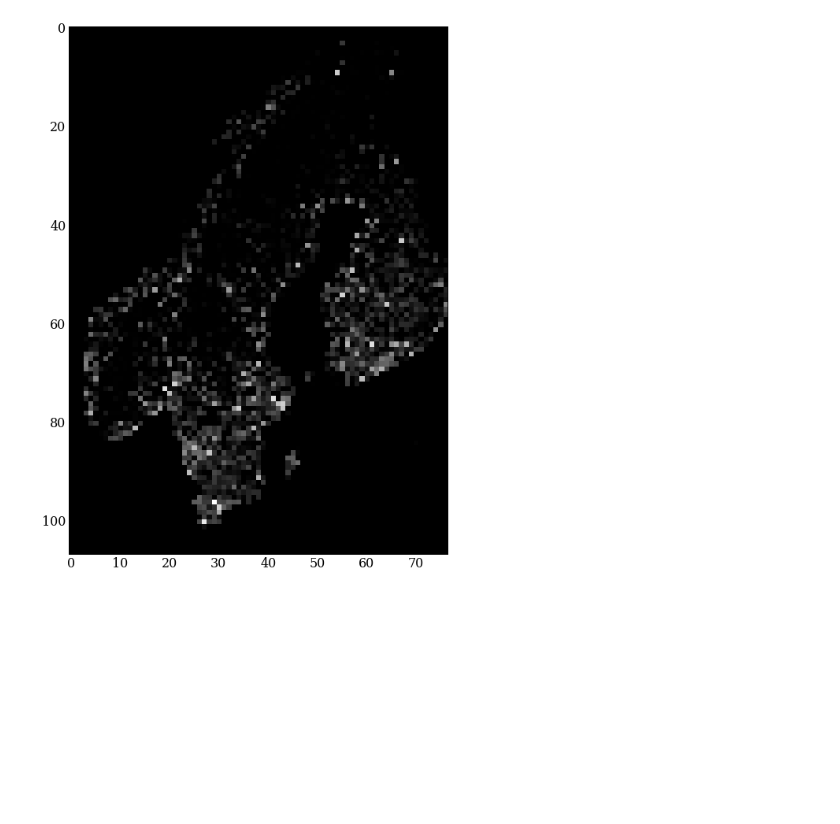
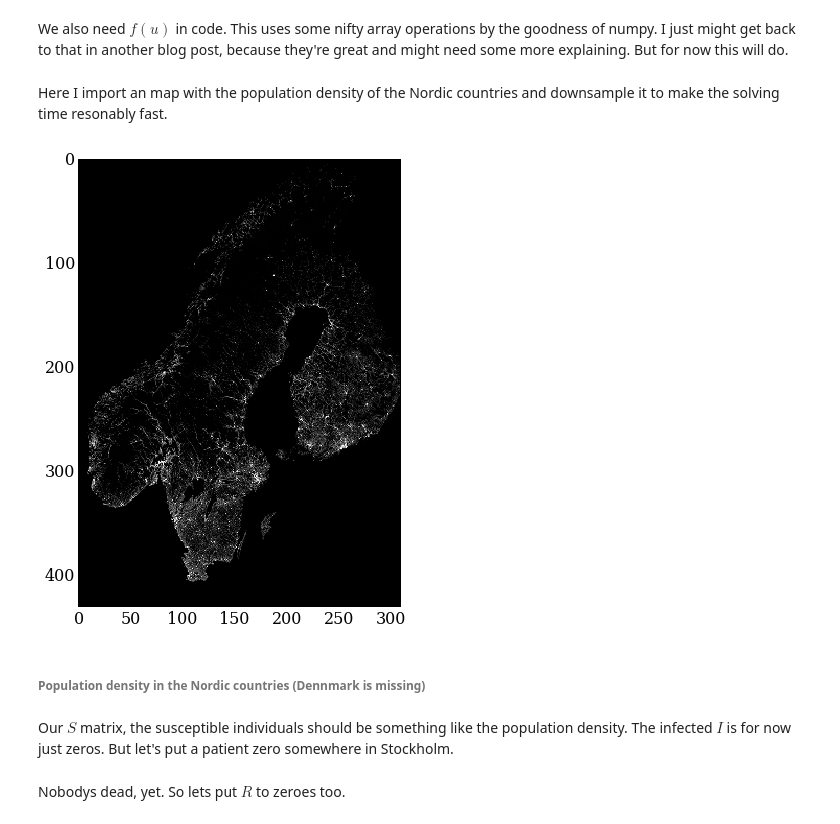
Before and after one commit to maxberggren/blog-notebooks, a Jupyter notebook: SweEbola.ipynb, the cells around one changed output. Saved outputs shown, nothing was run; the diff lists cells and outputs as text; code cells hidden in the pictures; blank space fills up the shorter version.

```diff
--- a/SweEbola.ipynb
+++ b/SweEbola.ipynb
@@ -1,6 +48,5 @@
 # %%
 import numpy as np
-import random
 import math
 import matplotlib.pyplot as plt
 %matplotlib inline
@@ -8,6 +54,5 @@ from matplotlib import rcParams
 import matplotlib.image as mpimg
 rcParams['font.family'] = 'serif'
 rcParams['font.size'] = 16
-rcParams['figure.figsize'] = 16, 12
-random.seed(0)
+rcParams['figure.figsize'] = 12, 8
 from PIL import Image
@@ -64,3 +82,5 @@ def f(u):
 # %%
 def euler_step(u, f, dt):
     return u + dt * f(u)
+# %% [markdown]
+We also need $f(u)$ in code. This uses some nifty array operations by the goodness of numpy. I just might get back to that in another blog post, because they're great and might need some more explaining. But for now this will do.
@@ -67,21 +116,18 @@ def euler_step(u, f, dt):
+# %% [markdown]
+Here I import an map with the population density of the Nordic countries and downsample it to make the solving time resonably fast.
 # %%
-"""
-img = mpimg.imread('popdens.png')
-img = img -1
-
-plt.imshow(img[:,:,0])
-plt.set_cmap('Greys')
-plt.show()
-"""
 from PIL import Image
-img = Image.open('popdens.png')
-img = img.resize((img.size[0]/8,img.size[1]/8))
-img = 255 - np.asarray(rsize)
+img = Image.open('popdens2.png')
+img = img.resize((img.size[0]/2,img.size[1]/2))
+img = 255 - np.asarray(img)
 imgplot = plt.imshow(img)
 imgplot.set_interpolation('nearest')
-#print img[:,:,1][60:70, 20:40]
 # %% [output]
-[figure, old version]
+[figure, new version]
+# %% [markdown]
+###### Population density in the Nordic countries (Dennmark is missing)
+# %% [markdown]
+Our $S$ matrix, the susceptible individuals should be something like the population density. The infected $I$ is for now just zeros. But let's put a patient zero somewhere in Stockholm.
 # %%
 S_0 = img[:,:,1]
 I_0 = np.zeros_like(S_0)
@@ -90,0 +135,2 @@ R_0 = np.zeros_like(S_0)
+# %% [markdown]
+Nobodys dead, yet. So lets put $R$ to zeroes too.
```
Also changed, not shown: parts of 30 cells of this notebook, 8 other files.
